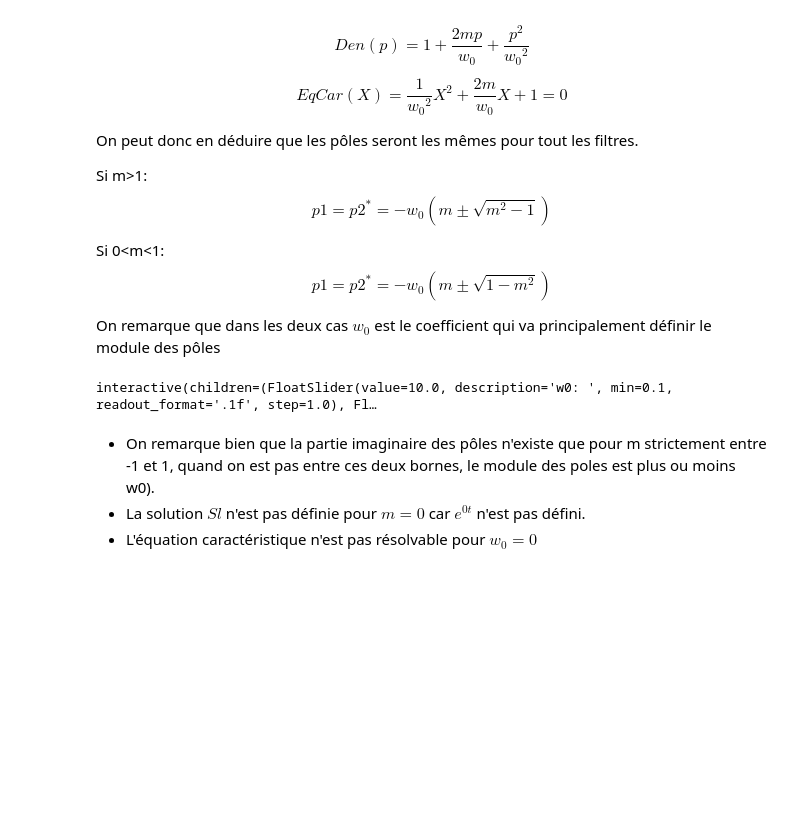
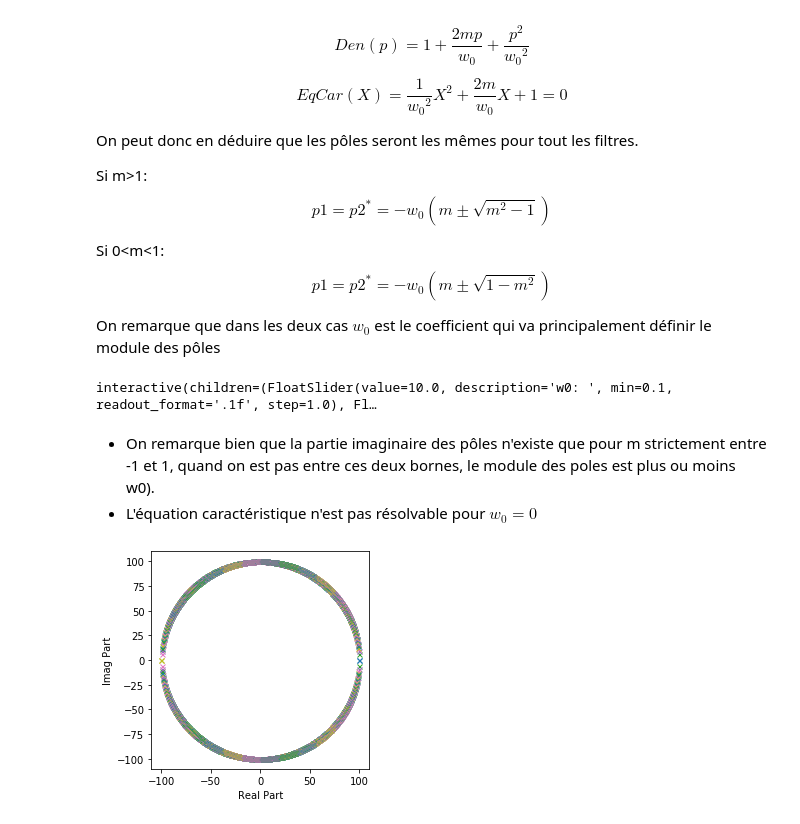
Before and after one commit to Slashformotion-s-Graveyard/ELEC_S4, a Jupyter notebook: ROOS_BONATRE_MOIZAN/travail.ipynb, the cells around one changed output. Cells and saved outputs as stored; diff of their text form; code cells hidden in the pictures; blank space fills up the shorter version.

```diff
--- a/ROOS_BONATRE_MOIZAN/travail.ipynb
+++ b/ROOS_BONATRE_MOIZAN/travail.ipynb
@@ -178,5 +202,12 @@ interactive_plot
 interactive(children=(FloatSlider(value=10.0, description='w0: ', min=0.1, readout_format='.1f', step=1.0), Fl…
 # %% [markdown]
 - On remarque bien que la partie imaginaire des pôles n'existe que pour m strictement entre -1 et 1, quand on est pas entre ces deux bornes, le module des poles est plus ou moins w0).
-- La solution $Sl$ n'est pas définie pour $m=0$ car $e^{0t}$ n'est pas défini.
 - L'équation caractéristique n'est pas résolvable pour $w_0=0$
+# %%
+#influence de la variation de m pour T0=1 et w0=100 sur les pôles
+for  m in np.linspace(-1, 1, 1000):
+    T = LP(T0=1, m=m, w0=100)
+    p, z = T.pzmap(plot=False)
+    plot.plot_pzmap(p,z)
+# %% [output]
+[figure, added]
```
Also changed, not shown: parts of 15 cells of this notebook, 24 other files.
